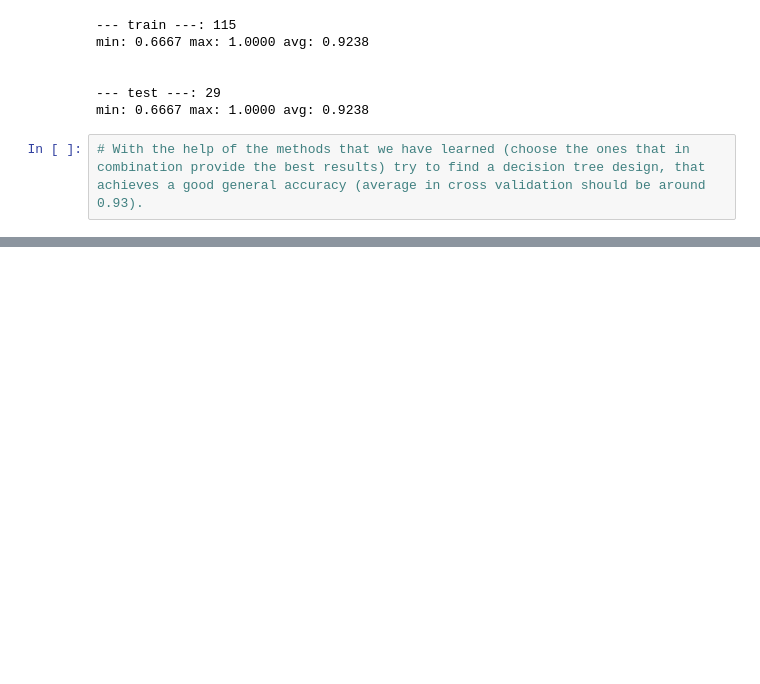
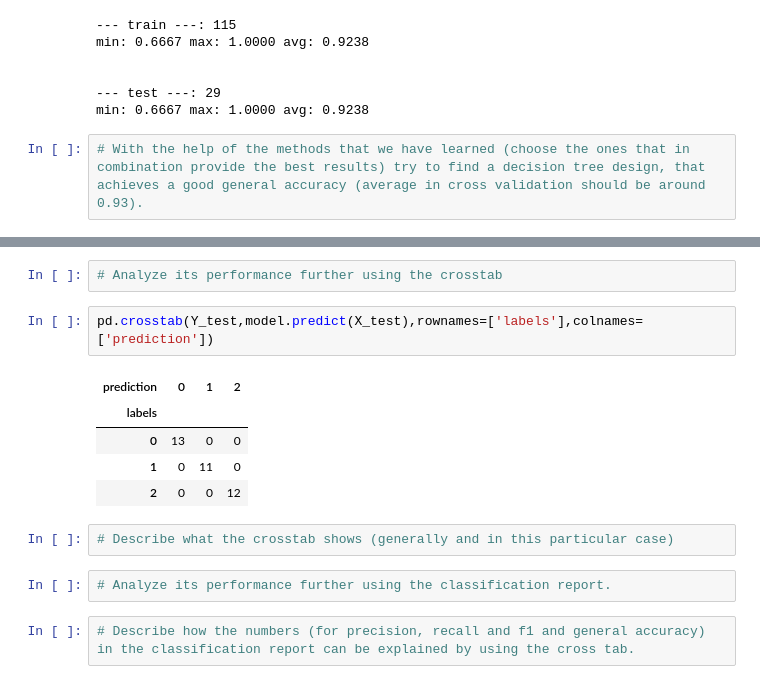
Before and after one commit to PeterReisNyman/EDA-Decision-Tree, a Jupyter notebook: Untitled.ipynb, the cells around one changed output, grey strips where cells are left out. Cells and saved outputs as stored; diff of their text form; blank space fills up the shorter version.

```diff
--- a/Untitled.ipynb
+++ b/Untitled.ipynb
@@ -664,0 +724,16 @@ torch.Size([13, 500])
+# %%
+# Analyze its performance further using the crosstab
+# %%
+pd.crosstab(Y_test,model.predict(X_test),rownames=['labels'],colnames=['prediction'])
+# %% [output]
+| prediction | 0 | 1 | 2 |
+| labels |  |  |  |
+| 0 | 13 | 0 | 0 |
+| 1 | 0 | 11 | 0 |
+| 2 | 0 | 0 | 12 |
+# %%
+# Describe what the crosstab shows (generally and in this particular case)
+# %%
+# Analyze its performance further using the classification report.
+# %%
+# Describe how the numbers (for precision, recall and f1 and general accuracy) in the classification report can be explained by using the cross tab.
```
Also changed, not shown: parts of 13 cells of this notebook, 1 other file.
